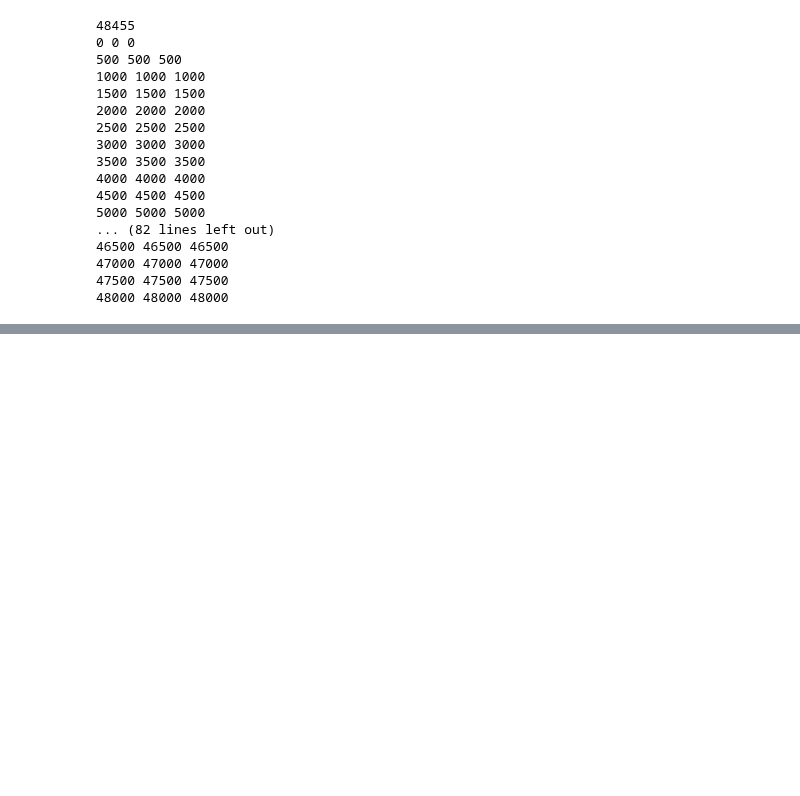
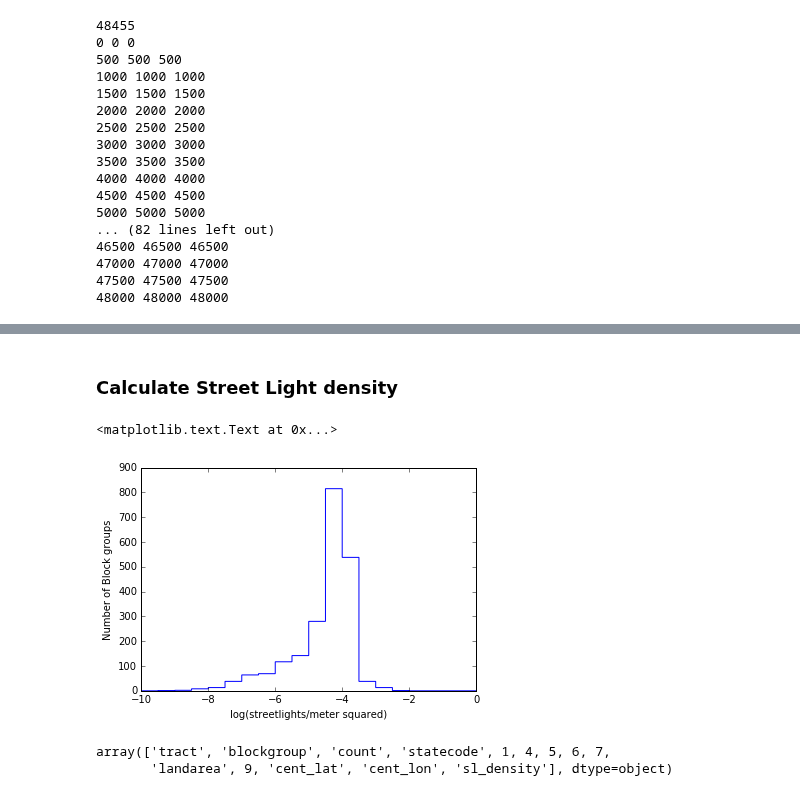
Before and after one commit to katiesch/insight2016, a Jupyter notebook: streetlight_density.ipynb, the cells around one changed output, grey strips where cells are left out. Cells and saved outputs as stored; diff of their text form; code cells hidden in the pictures; blank space fills up the shorter version.

Commit message:
streetlight processing

```diff
--- a/streetlight_density.ipynb
+++ b/streetlight_density.ipynb
@@ -97,0 +111,5 @@ sl_record[['blockgroup', 'tract']]
+# %%
+sl_record['count'] = 0.0
+# %%
+# Number of street lights for each tract and block group
+streetlight_count = sl_record[['tract', 'blockgroup', 'count']].groupby(['tract','blockgroup'], as_index=False).agg('count')
@@ -97,0 +138,7 @@ sl_record[['blockgroup', 'tract']]
+# %% [markdown]
+### Calculate Street Light density
+# %%
+big_streetlight = pd.merge(streetlight_count[['tract', 'blockgroup', 'count']], bg_info2, on=['tract', 'blockgroup'], how='left')
+# %%
+# Calculate street light density (per meters squared)
+big_streetlight['sl_density'] = big_streetlight['count'] / big_streetlight['landarea']
@@ -97,0 +148,12 @@ sl_record[['blockgroup', 'tract']]
+# %%
+a = plt.hist(np.log10(big_streetlight['sl_density']), bins=20, range=[-10,0], histtype='step')
+plt.xlabel('log(streetlights/meter squared)')
+plt.ylabel('Number of Block groups')
+# %% [output]
+<matplotlib.text.Text at 0x...>
+[figure, added]
+# %%
+big_streetlight.columns.values
+# %% [output]
+array(['tract', 'blockgroup', 'count', 'statecode', 1, 4, 5, 6, 7,
+       'landarea', 9, 'cent_lat', 'cent_lon', 'sl_density'], dtype=object)
```
Also changed, not shown: parts of 18 cells of this notebook.
